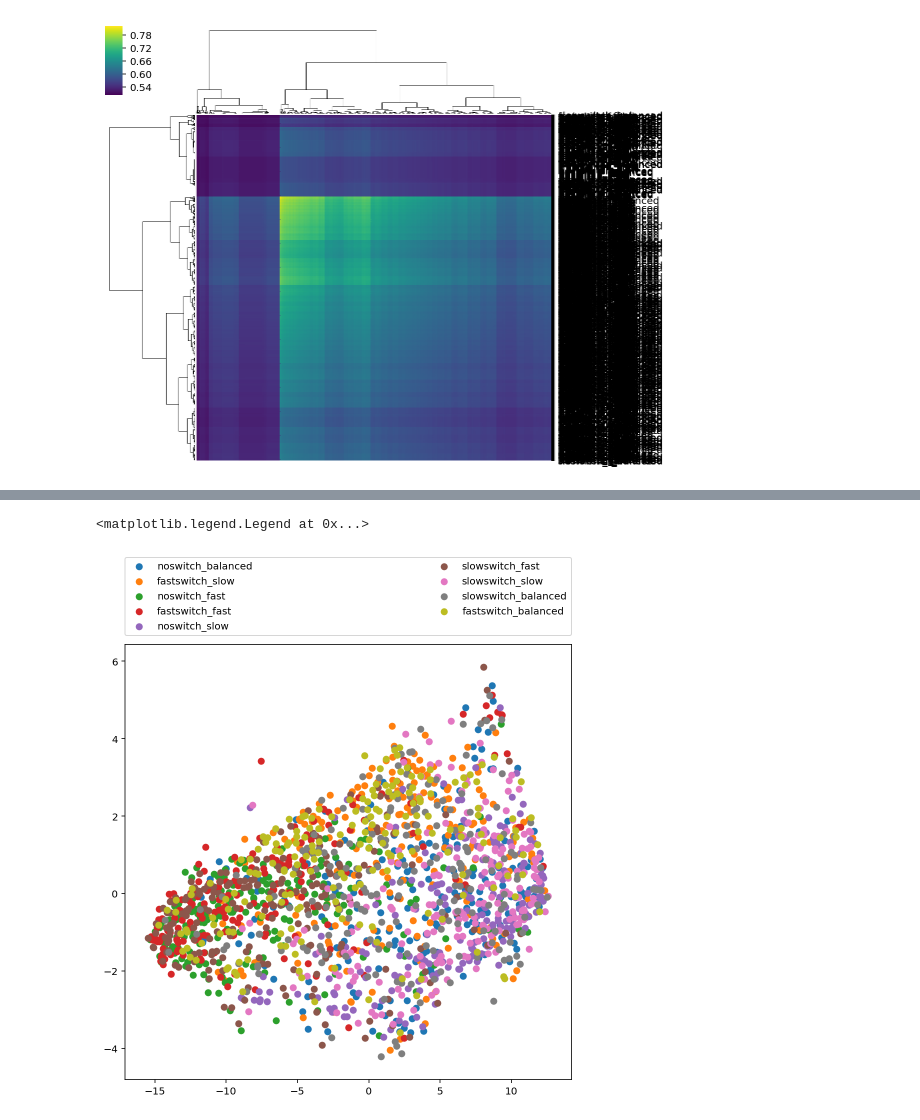
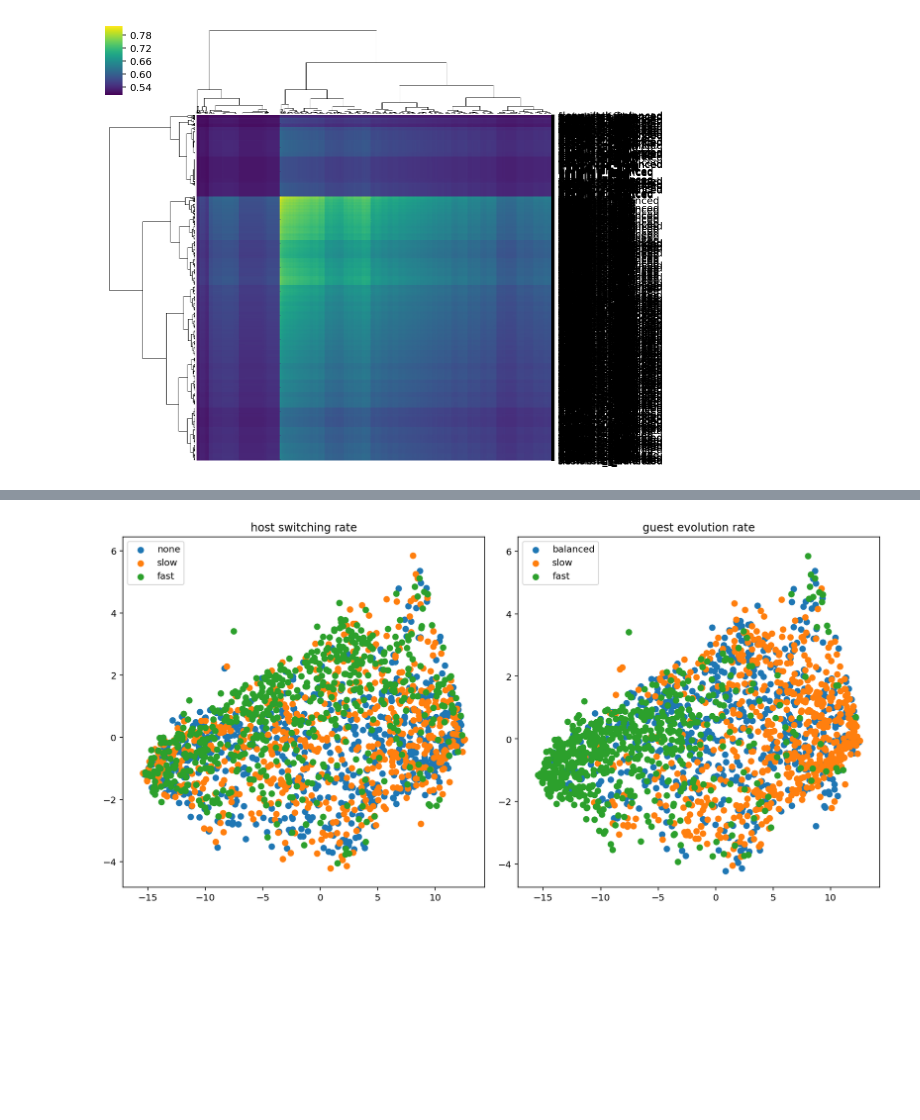
Before and after one commit to ryneches/ManyTrees, a Jupyter notebook: ManyTrees.ipynb, the cells around one changed output, grey strips where cells are left out. Saved outputs shown, nothing was run; the diff lists cells and outputs as text; code cells hidden in the pictures; blank space fills up the shorter version.

```diff
--- a/ManyTrees.ipynb
+++ b/ManyTrees.ipynb
@@ -183,12 +179,25 @@ qqq = pandas.DataFrame(q_embedded, columns=['tSNEx','tSNEy']).join(qqq).join(q.l
-# %%
-figure( figsize=(8,8) )
-for l in set( qq.label ) :
-    scatter( qqq[qqq.label==l]['tSNEx'], qqq[qqq.label==l]['tSNEy'], label=l )
-legend( bbox_to_anchor=(0., 1.02, 1., .102), loc=3,
-           ncol=2, mode="expand", borderaxespad=0. )
-# %% [output]
-<matplotlib.legend.Legend at 0x...>
-[figure, removed]
+# %%
+figure( figsize=(12,6) )
+
+subplot(1,2,1)
+title( 'host switching rate' )
+for l in set( qq.switch ) :
+    scatter( qqqq[qqqq.switch==l]['tSNEx'], qqqq[qqqq.switch==l]['tSNEy'], label=l )
+#legend( bbox_to_anchor=(0., 1.02, 1., .102), loc=3,
+#           ncol=3, mode="expand", borderaxespad=0. )
+legend( loc=2 )
+
+subplot(1,2,2)
+title( 'guest evolution rate' )
+for l in set( qq.g_evol ) :
+    scatter( qqqq[qqqq.g_evol==l]['tSNEx'], qqqq[qqqq.g_evol==l]['tSNEy'], label=l )
+#legend( bbox_to_anchor=(0., 1.02, 1., .102), loc=3,
+#           ncol=3, mode="expand", borderaxespad=0. )
+legend( loc=2 )
+
+tight_layout()
+# %% [output]
+[figure, added]
 # %%
 from sklearn.datasets import make_classification
 from sklearn.ensemble import ExtraTreesClassifier, RandomForestRegressor, RandomForestClassifier
```
Also changed, not shown: parts of 5 cells of this notebook.
